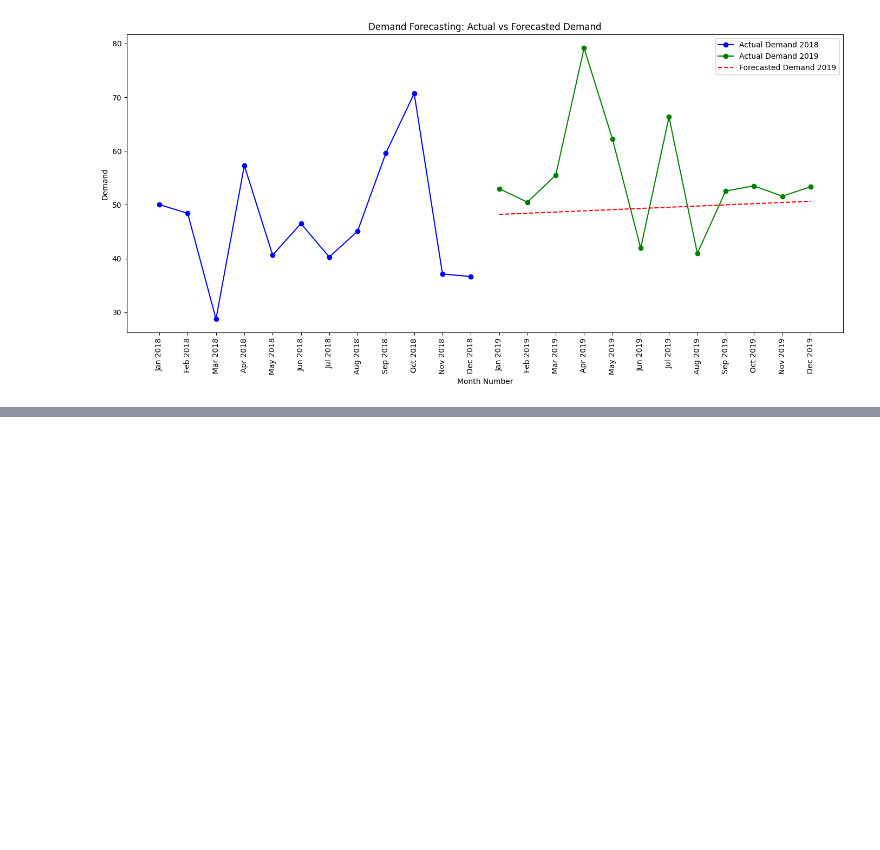
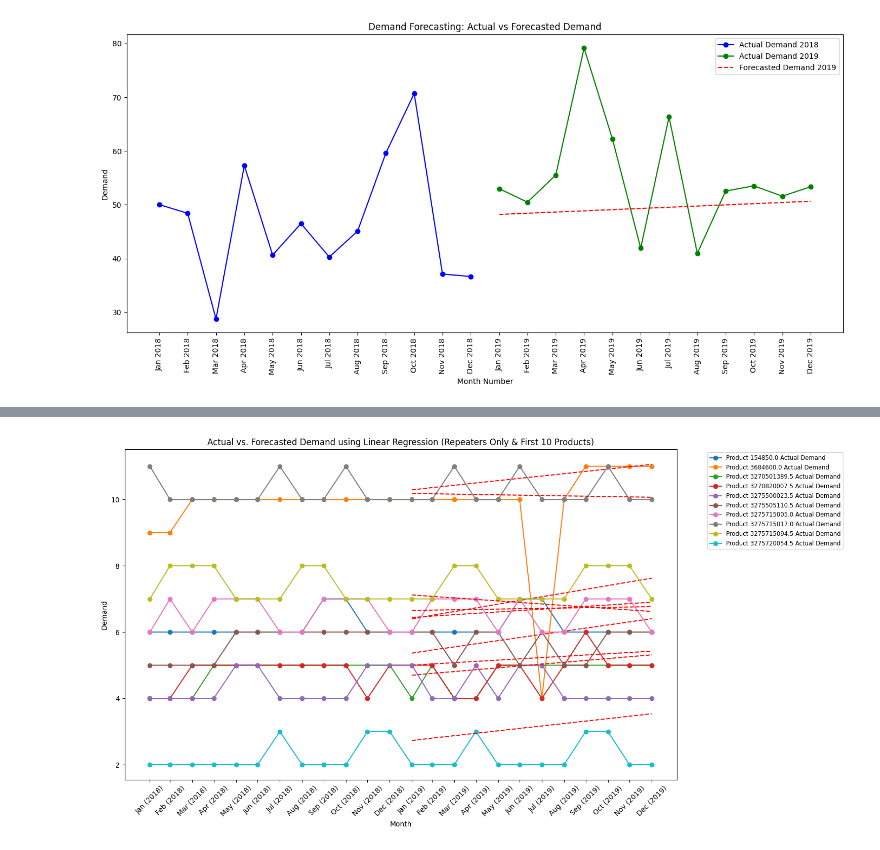
Before and after one commit to achchala/inventory-forecasting, a Jupyter notebook: linear_regression.ipynb, the cells around one changed output, grey strips where cells are left out. Drawn from its saved outputs; the diff is of its cells as text; code cells hidden in the pictures; blank space fills up the shorter version.

Commit message:
lin reg product level

```diff
--- a/linear_regression.ipynb
+++ b/linear_regression.ipynb
@@ -95,0 +100,82 @@ plt.show()
+# %%
+import matplotlib.pyplot as plt
+import pandas as pd
+import numpy as np
+from sklearn.linear_model import LinearRegression
+from sklearn.metrics import mean_absolute_error, mean_squared_error
+
+df_repeaters = df[df['Coeff_Code'] == 'Repeater'].set_index('Part ID').drop(columns=['Coeff_Code'])
+
+# Define the date range for the x-axis labels
+date_range = pd.date_range(start="2018-01-01", end="2019-12-31", freq='M')
+
+# Prepare colormap for different products
+cm = plt.get_cmap('tab10')  # Colormap with 10 distinct colors
+
+# Initialize a figure for plotting
+plt.figure(figsize=(15, 8))
+
+# Initialize lists to store metrics
+mad_list, mse_list, mape_list = [], [], []
+
+# Counter for processed products
+num_products_processed = 0
+
+for idx, (product_id, row) in enumerate(df_repeaters.iterrows()):
+    # Extract the monthly demand data for 2018 and 2019
+    demand_data = pd.to_numeric(row[start_index_2018:end_index_2019+1], errors='coerce').fillna(method='ffill').dropna()
+
+    if len(demand_data) == 24:  # Check for complete data for both years
+        train_data, test_data = demand_data[:12], demand_data[12:]
+        train_months = np.arange(1, 13).reshape(-1, 1)  # 2018
+        test_months = np.arange(13, 25).reshape(-1, 1)  # 2019
+
+        # Fit Linear Regression model on 2018 data
+        model = LinearRegression()
+        model.fit(train_months, train_data)
+
+        # Forecast for 2019
+        predictions = model.predict(test_months)
+
+        # Calculate accuracy metrics
+        mad = mean_absolute_error(test_data, predictions)
+        mse = mean_squared_error(test_data, predictions)
+        mape = np.mean(np.abs((test_data - predictions) / test_data)) * 100
+
+        # Store metrics
+        mad_list.append(mad)
+        mse_list.append(mse)
+        mape_list.append(mape)
+
+        # Plot actual demand with unique color
+        plt.plot(date_range, demand_data, marker='o', label=f'Product {product_id} Actual Demand')
+
+        # Overlay forecasted demand for 2019 with red dashed line
+        plt.plot(date_range[12:], predictions, linestyle='--', color='red')
+
+        # Increment the product counter
+        num_products_processed += 1
+
+    # Stop after plotting 10 products
+    if num_products_processed >= 10:
+        break
+
+# Adjusting the x-axis to display full date range with formatted labels
+plt.xticks(date_range, [date.strftime('%b (%Y)') for date in date_range], rotation=45)
+plt.xlabel('Month')
+plt.ylabel('Demand')
+plt.title('Actual vs. Forecasted Demand using Linear Regression (Repeaters Only & First 10 Products)')
+plt.legend(bbox_to_anchor=(1.05, 1), loc='upper left', fontsize='small')
+plt.tight_layout()
+plt.show()
+
+# Calculate and display average metrics
+average_mad = np.mean(mad_list)
+average_mse = np.mean(mse_list)
+average_mape = np.mean(mape_list)
+
+print(f'Average MAD for first 10 products: {average_mad}')
+print(f'Average MSE for first 10 products: {average_mse}')
+print(f'Average MAPE for first 10 products: {average_mape}')
+# %% [output]
+[figure, added]
```
Also changed, not shown: parts of 7 cells of this notebook.
